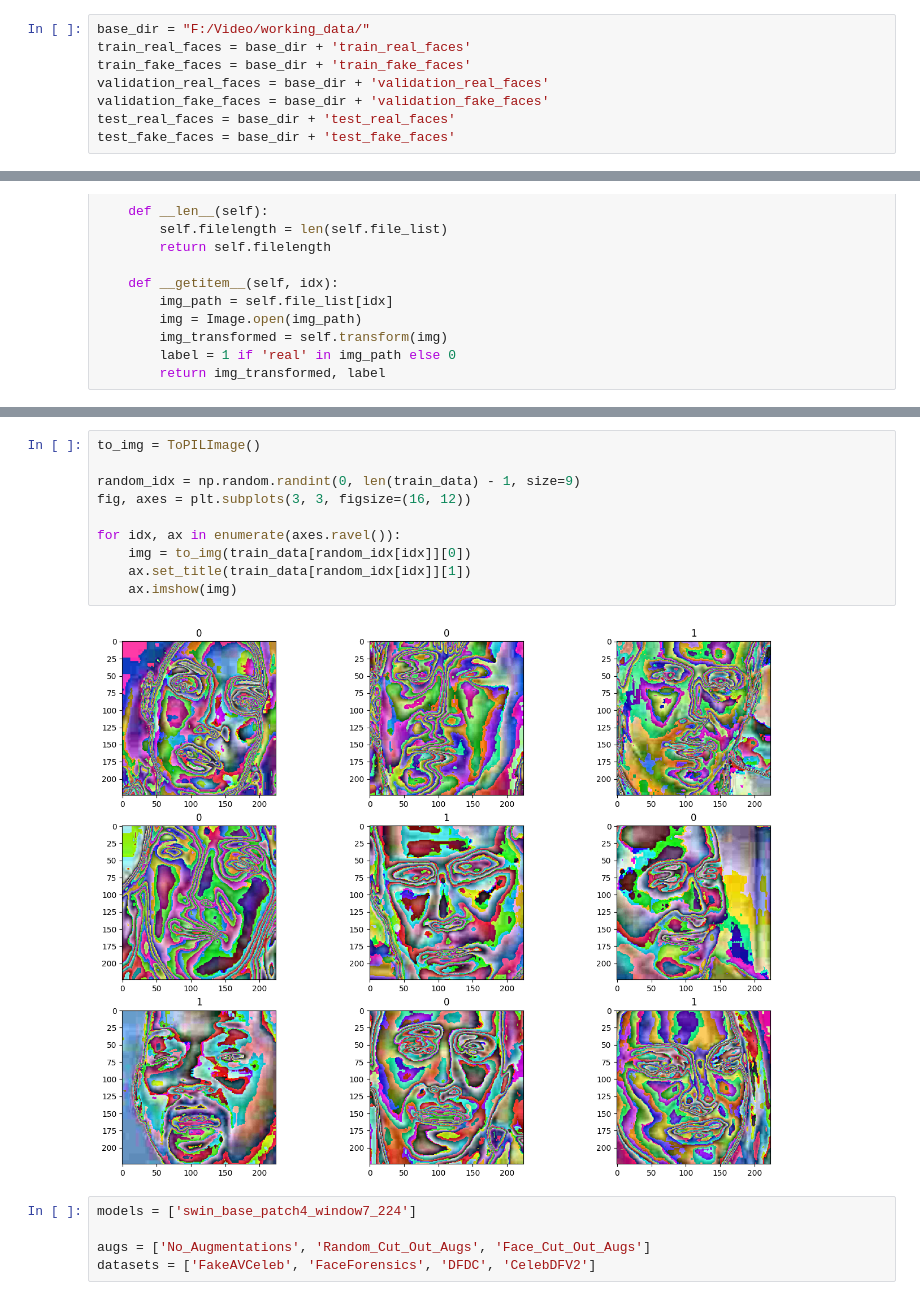
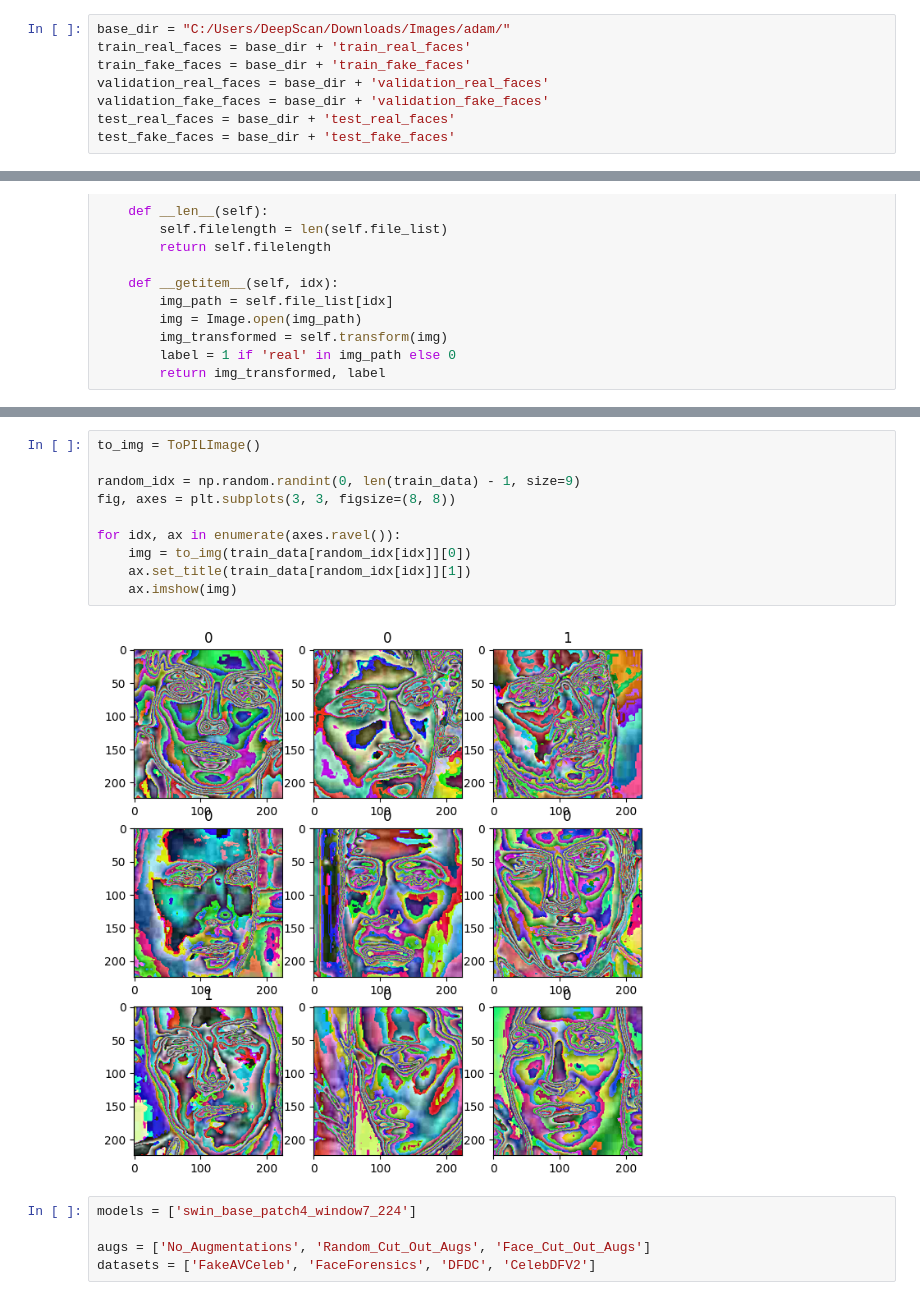
Before and after one commit to recluzegeek/deepscan-model, a Jupyter notebook: TrainingCelebDF_v2-No-Aug-Train-Test-Split_random_frames.ipynb, the cells around one changed output, grey strips where cells are left out. Saved outputs shown, nothing was run; the diff lists cells and outputs as text.

```diff
--- a/TrainingCelebDF_v2-No-Aug-Train-Test-Split_random_frames.ipynb
+++ b/TrainingCelebDF_v2-No-Aug-Train-Test-Split_random_frames.ipynb
@@ -119,7 +119,7 @@ for dir in test_split_dirs:
  validation_real_videos, validation_real_frames, validation_real_faces, validation_fake_videos, validation_fake_frames, validation_fake_faces,
  test_real_videos, test_real_frames, test_real_faces, test_fake_videos, test_fake_frames, test_fake_faces) = dirs
 # %%
-base_dir = "F:/Video/working_data/"
+base_dir = "C:/Users/DeepScan/Downloads/Images/adam/"
 train_real_faces = base_dir + 'train_real_faces'
 train_fake_faces = base_dir + 'train_fake_faces'
 validation_real_faces = base_dir + 'validation_real_faces'
@@ -462,15 +462,15 @@ print(len(valid_data), len(valid_loader))
 # %%
 to_img = ToPILImage()
 
 random_idx = np.random.randint(0, len(train_data) - 1, size=9)
-fig, axes = plt.subplots(3, 3, figsize=(16, 12))
+fig, axes = plt.subplots(3, 3, figsize=(8, 8))
 
 for idx, ax in enumerate(axes.ravel()):
     img = to_img(train_data[random_idx[idx]][0])
     ax.set_title(train_data[random_idx[idx]][1])
     ax.imshow(img)
 # %% [output]
-[figure, old version]
+[figure, new version]
 # %%
 models = ['swin_base_patch4_window7_224']
 
```
Also changed, not shown: parts of 7 cells of this notebook, 2 other files.
